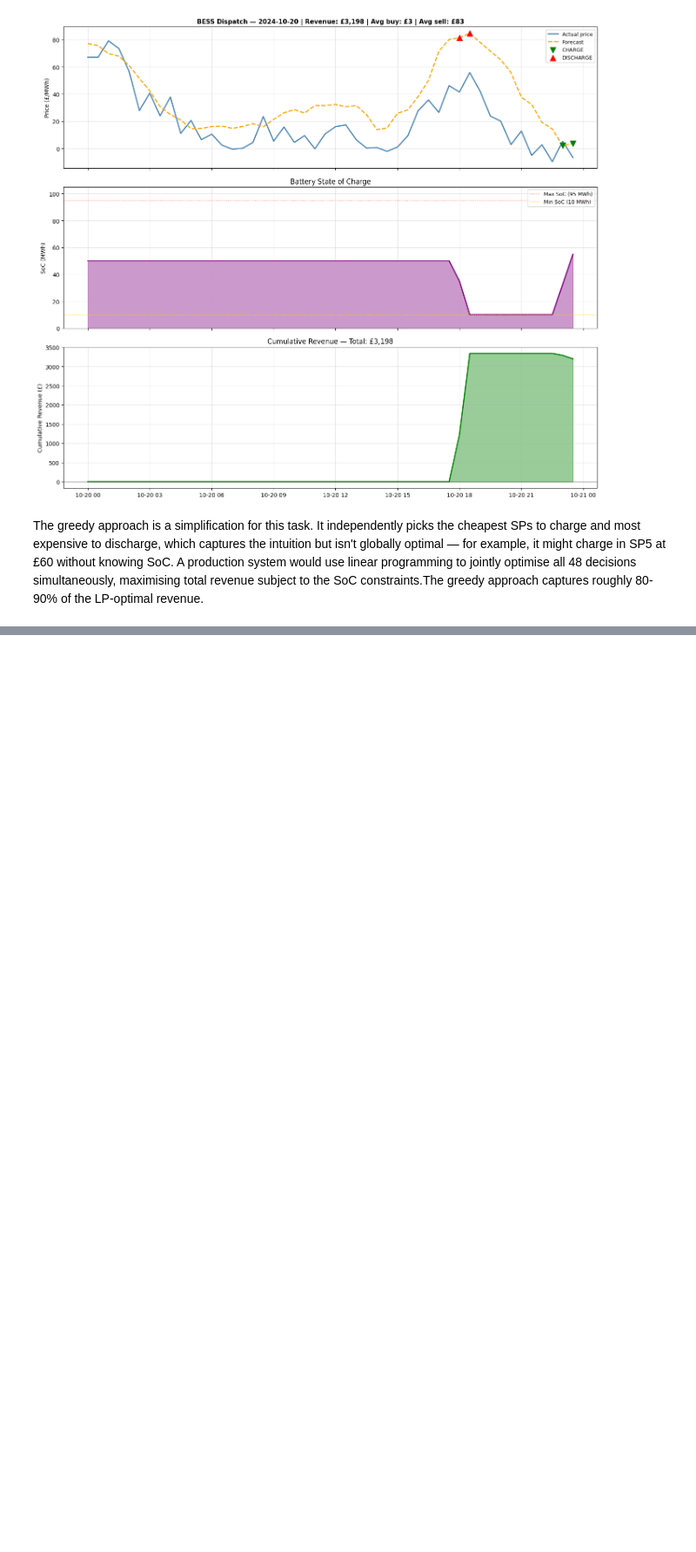
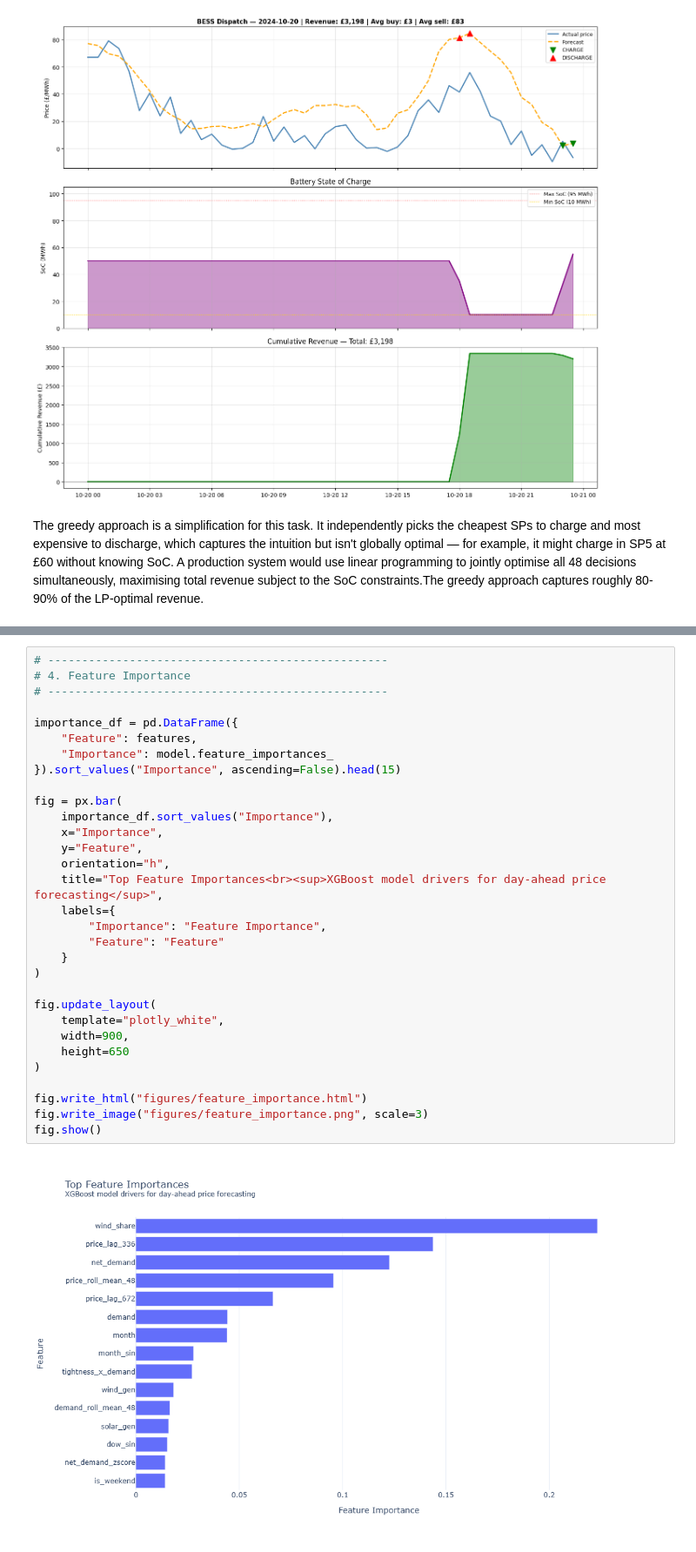
Before and after one commit to Saptaparnineogi/BESSPriceForecasting, a Jupyter notebook: notebooks/BESSPriceForecast.ipynb, the cells around one changed output, grey strips where cells are left out. Shown at 87% size. Cells and saved outputs as stored; diff of their text form; blank space fills up the shorter version.

```diff
--- a/notebooks/BESSPriceForecast.ipynb
+++ b/notebooks/BESSPriceForecast.ipynb
@@ -869,0 +1006,33 @@ The greedy approach is a simplification for this task. It independently picks th
+# %%
+# --------------------------------------------------
+# 4. Feature Importance
+# --------------------------------------------------
+
+importance_df = pd.DataFrame({
+    "Feature": features,
+    "Importance": model.feature_importances_
+}).sort_values("Importance", ascending=False).head(15)
+
+fig = px.bar(
+    importance_df.sort_values("Importance"),
+    x="Importance",
+    y="Feature",
+    orientation="h",
+    title="Top Feature Importances<br><sup>XGBoost model drivers for day-ahead price forecasting</sup>",
+    labels={
+        "Importance": "Feature Importance",
+        "Feature": "Feature"
+    }
+)
+
+fig.update_layout(
+    template="plotly_white",
+    width=900,
+    height=650
+)
+
+fig.write_html("figures/feature_importance.html")
+fig.write_image("figures/feature_importance.png", scale=3)
+fig.show()
+# %% [output]
+[figure, added]
```
Also changed, not shown: parts of 6 cells of this notebook.
